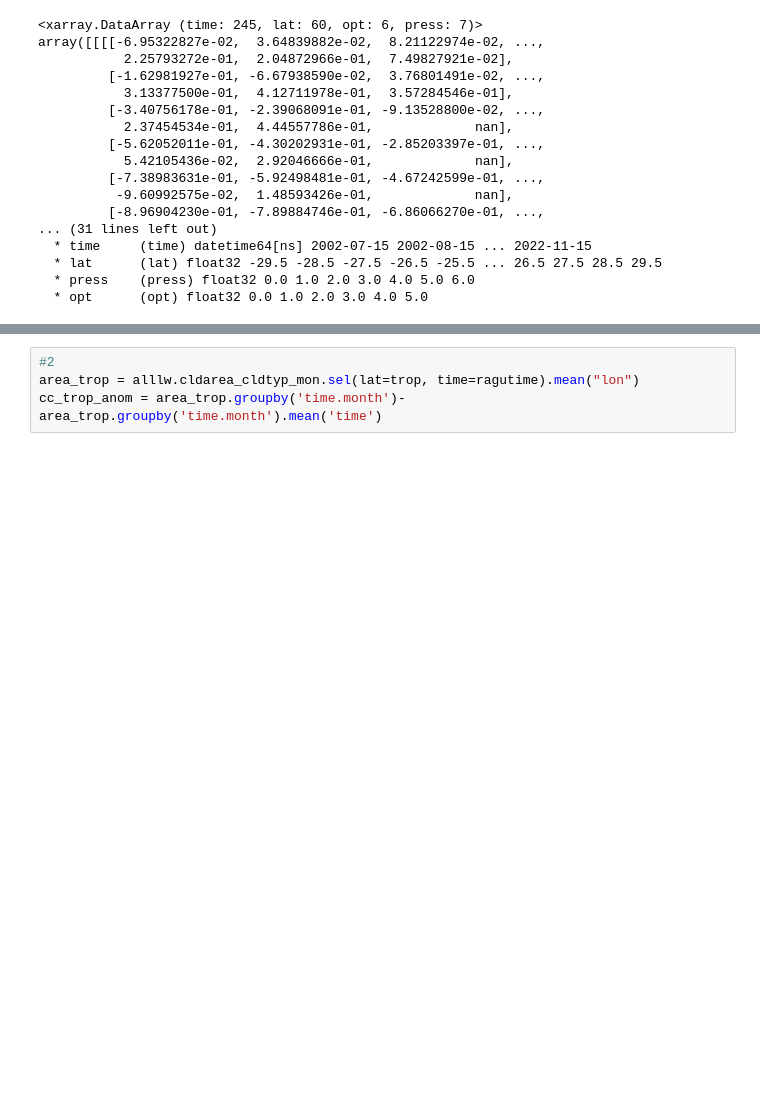
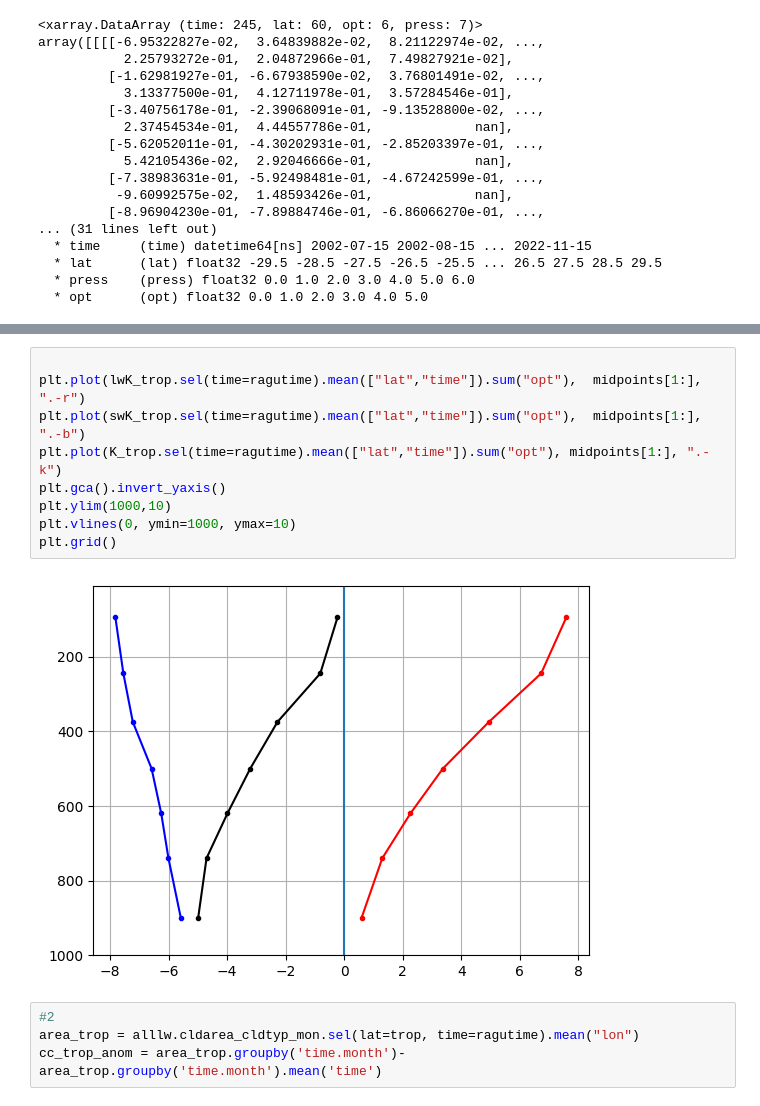
Before and after one commit to paula-rj/HighClouds, a Jupyter notebook: feedbacks.ipynb, the cells around one changed output, grey strips where cells are left out. Saved outputs shown, nothing was run; the diff lists cells and outputs as text; blank space fills up the shorter version.

```diff
--- a/feedbacks.ipynb
+++ b/feedbacks.ipynb
@@ -99,3 +107,14 @@ ax3.set_title("c) Tropical-mean net kernel")
+# %%
+
+plt.plot(lwK_trop.sel(time=ragutime).mean(["lat","time"]).sum("opt"),  midpoints[1:], ".-r")
+plt.plot(swK_trop.sel(time=ragutime).mean(["lat","time"]).sum("opt"),  midpoints[1:], ".-b")
+plt.plot(K_trop.sel(time=ragutime).mean(["lat","time"]).sum("opt"), midpoints[1:], ".-k")
+plt.gca().invert_yaxis()
+plt.ylim(1000,10)
+plt.vlines(0, ymin=1000, ymax=10)
+plt.grid()
+# %% [output]
+[figure, added]
 # %%
 #2
 area_trop = alllw.cldarea_cldtyp_mon.sel(lat=trop, time=ragutime).mean("lon")
```
Also changed, not shown: parts of 13 cells of this notebook, 2 other files.
